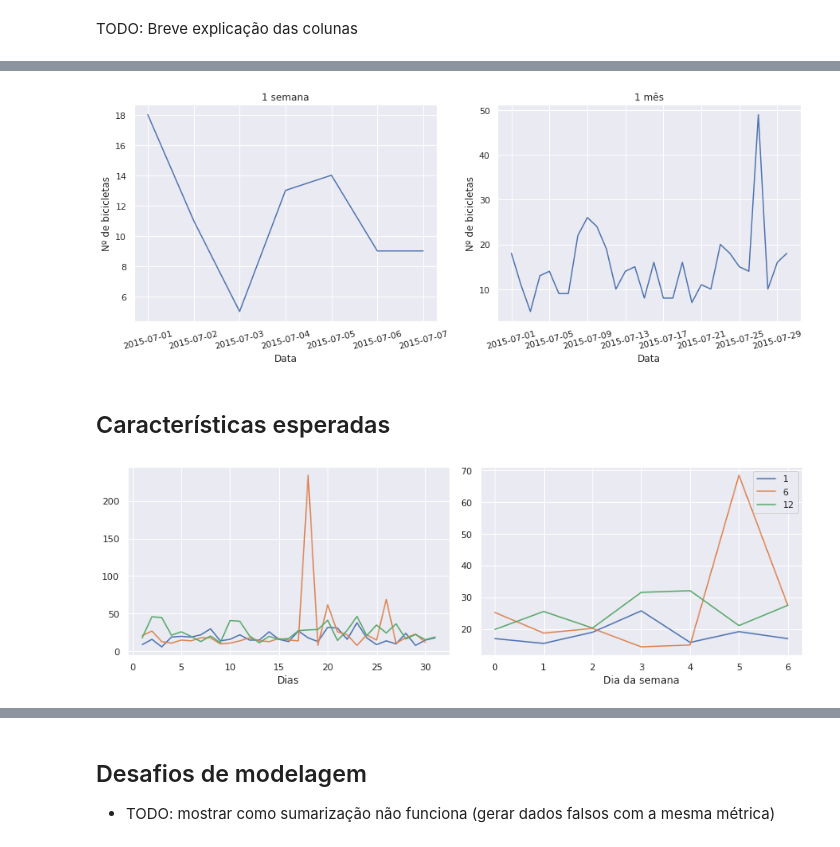
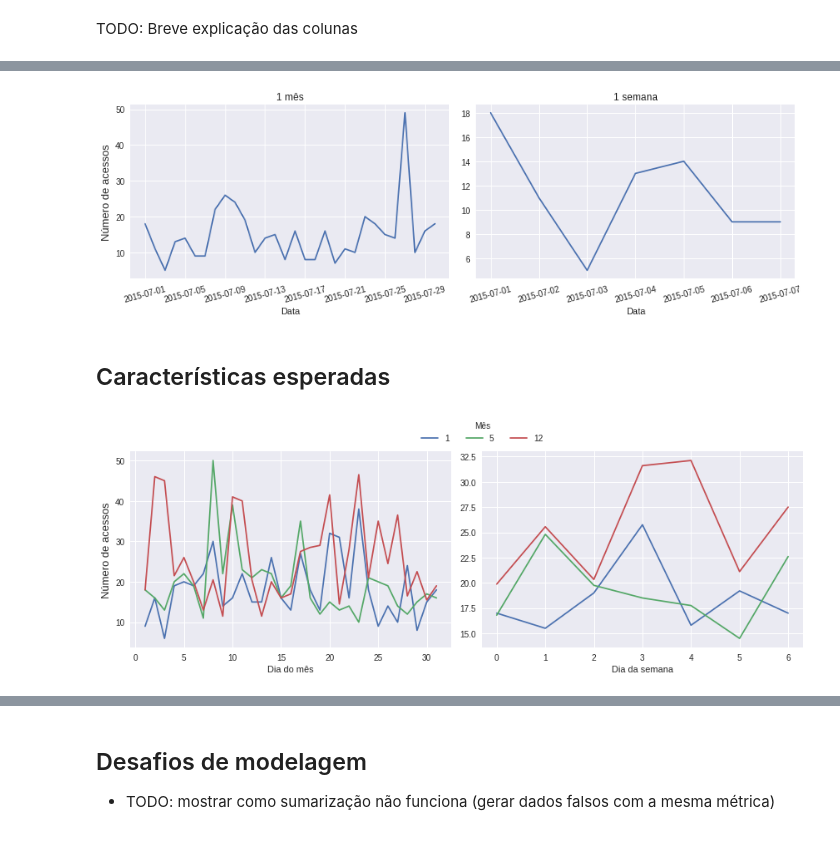
Before and after one commit to ifribeiro/minicurso_webmedia22, a Jupyter notebook: gans_wikipedia.ipynb, the cells around one changed output, grey strips where cells are left out. Drawn from its saved outputs; the diff is of its cells as text; code cells hidden in the pictures.

```diff
--- a/gans_wikipedia.ipynb
+++ b/gans_wikipedia.ipynb
@@ -74,17 +74,19 @@ plt.savefig("imagens/analises/webtraffic_total.eps")
 # %%
-fig, ax = plt.subplots(ncols=2, figsize=(15,5))
-ax[0].plot(lista_datas[:7], dataset['cnt'].iloc[:7])
+fig, ax = plt.subplots(ncols=2, figsize=(12,4))
+ax[1].plot(lista_datas[:7], dataset['cnt'].iloc[:7])
+ax[1].set_xlabel("Data")
+ax[1].set_title("1 semana")
+ax[1].tick_params('x', labelrotation=15)
+
+ax[0].plot(lista_datas[:30], dataset['cnt'].iloc[:30])
 ax[0].set_xlabel("Data")
-ax[0].set_ylabel("Nº de bicicletas")
-ax[0].set_title("1 semana")
+ax[0].set_title("1 mês")
 ax[0].tick_params('x', labelrotation=15)
-ax[1].plot(lista_datas[:30], dataset['cnt'].iloc[:30])
-ax[1].set_xlabel("Data")
-ax[1].set_ylabel("Nº de bicicletas")
-ax[1].set_title("1 mês")
-ax[1].tick_params('x', labelrotation=15);
+ax[0].set_ylabel("Número de acessos", fontdict={"fontsize":13})
+plt.tight_layout()
+plt.savefig("imagens/analises/webtraffic_mes_semana.eps")
 # %% [output]
-[figure, old version]
+[figure, new version]
 # %% [markdown]
 ## Características esperadas
 # %%
@@ -97,18 +97,19 @@ dict_cnt_days, dict_cnt_wks  = p.count_daily(df_real)
 # %%
 meses = np.arange(1,13)
-meses = [1,6,12]
+meses = [1,5,12]
 fig, ax = plt.subplots(ncols=2, figsize=(12,4))
 for m in meses:
     x_valores = dict_cnt_days[m]['x']
     lista_cnt = dict_cnt_days[m]['cnts']
-
     x_valores_wks = dict_cnt_wks[m]['x']
     lista_cnt_wks = dict_cnt_wks[m]['cnts']
     ax[0].plot(x_valores, lista_cnt, label="{}".format(m))
-    ax[0].set_xlabel("Dias")
+    ax[0].set_xlabel("Dia do mês")
     ax[1].plot(x_valores_wks, lista_cnt_wks, label="{}".format(m))
     ax[1].set_xlabel("Dia da semana")
+ax[0].set_ylabel("Número de acessos", fontdict={"fontsize":13})
 plt.tight_layout()
-plt.legend();
+plt.legend(loc="center",bbox_to_anchor=(0,1.1), ncol=len(meses), title="Mês")
+plt.savefig("imagens/analises/webtraffic_somas_intervalos.eps")
 # %% [output]
-[figure, old version]
+[figure, new version]
```
Also changed, not shown: parts of 17 cells of this notebook, 1 other file.
